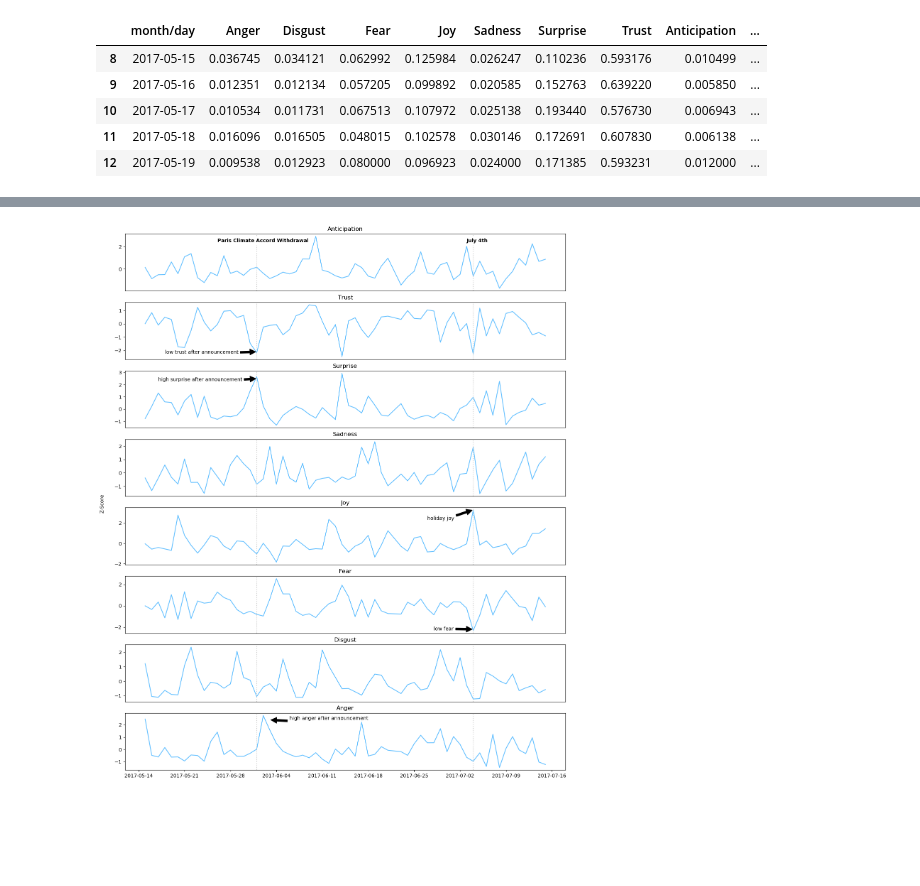
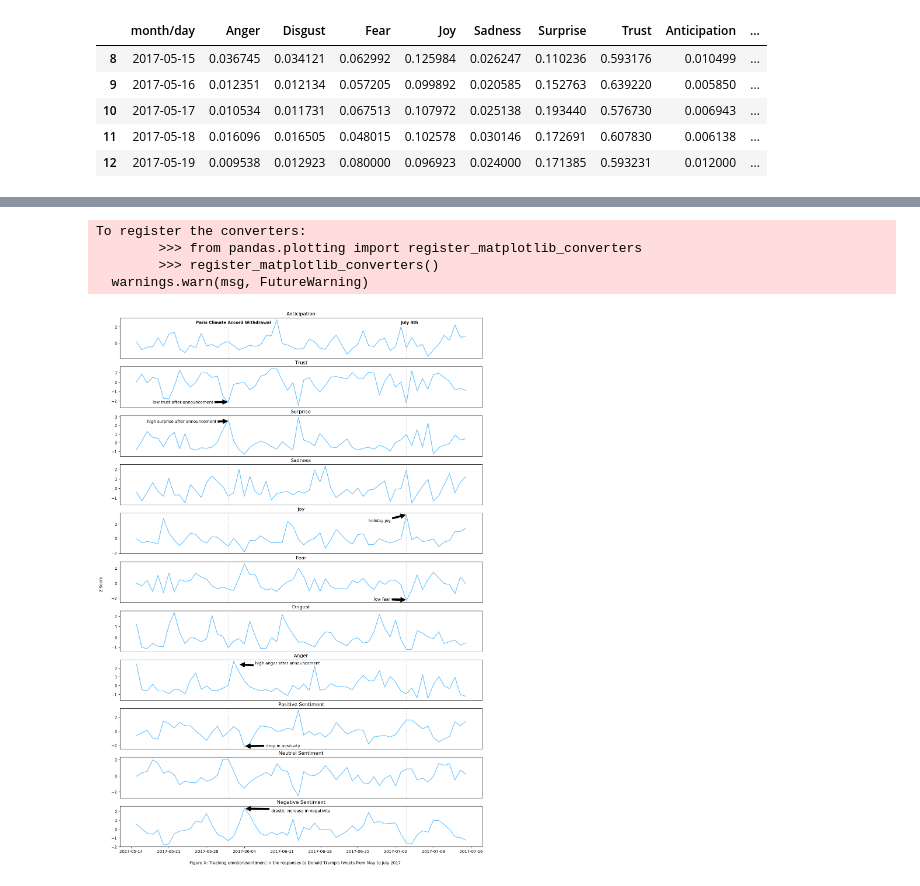
Before and after one commit to suvir-c/psyc-626, a Jupyter notebook: time-series-analysis/Intervention Analyses.ipynb, the cells around one changed output, grey strips where cells are left out. Saved outputs shown, nothing was run; the diff lists cells and outputs as text; code cells hidden in the pictures; blank space fills up the shorter version.

```diff
--- a/time-series-analysis/Intervention Analyses.ipynb
+++ b/time-series-analysis/Intervention Analyses.ipynb
@@ -4,6 +4,7 @@ import matplotlib as mpl
 import matplotlib.pyplot as plt
 
 df = pd.read_csv('./data/11-26/daily_plutchik_threshold_5.csv', parse_dates=['month/day'])
+sentiment_df = pd.read_csv('./data/12-6/daily_senti_corrected.csv', parse_dates=['month/day'])
 df.head()
 # %% [output]
 |  | month/day | Anger | Disgust | Fear | Joy | Sadness | Surprise | Trust | Anticipation |
@@ -29,6 +30,11 @@ df["Joy Z-Score"] = zscore(df, "Joy")
 df["Fear Z-Score"] = zscore(df, "Fear")
 df["Disgust Z-Score"] = zscore(df, "Disgust")
 df["Anger Z-Score"] = zscore(df, "Anger")
+# %%
+sentiment_df = sentiment_df.rename(columns={'pos_sentiment':'Positive Sentiment', 'neg_sentiment': 'Negative Sentiment', 'neu_sentiment': 'Neutral Sentiment'})
+for (columnName, columnData) in sentiment_df.iteritems():
+    if columnName != "month/day":
+        sentiment_df[columnName+" Z-Score"] = zscore(sentiment_df, columnName)
 # %%
 from datetime import datetime, timedelta
 
@@ -46,3 +52,8 @@ paris_accord_df.head()
 | 10 | 2017-05-17 | 0.010534 | 0.011731 | 0.067513 | 0.107972 | 0.025138 | 0.193440 | 0.576730 | 0.006943 | ... |
 | 11 | 2017-05-18 | 0.016096 | 0.016505 | 0.048015 | 0.102578 | 0.030146 | 0.172691 | 0.607830 | 0.006138 | ... |
 | 12 | 2017-05-19 | 0.009538 | 0.012923 | 0.080000 | 0.096923 | 0.024000 | 0.171385 | 0.593231 | 0.012000 | ... |
+# %%
+sentiment_df = sentiment_df[(sentiment_df["month/day"] >= start_date) & (sentiment_df["month/day"] <= end_date)]
+sentiment_df = sentiment_df.reset_index(drop=True)
+print(len(sentiment_df))
+sentiment_df.head()
@@ -49,31 +68,39 @@ paris_accord_df.head()
 # %%
-def add_sub_plot(num, title, ticksOff, annotation=None, X=None, Y=None, textX=None, textY=None):
-    ax = plt.subplot(num, title=title)
-    plt.plot('month/day', title + ' Z-Score', data=paris_accord_df, color='#60bfff')
+def add_sub_plot(data, numRows, numCols, index, title, ticksOff, annotation=None, X=None, Y=None, textX=None, textY=None):
+    ax = plt.subplot(numRows, numCols, index, title=title)
+    plt.plot('month/day', title + ' Z-Score', data=data, color='#60bfff')
     plt.axvline(x=paris_accord_date, color='#c9c9c9', ls='dotted')
     plt.axvline(x=july_4_date, color='#c9c9c9', ls='dotted')
     if title == 'Anticipation':
         ax.text(paris_accord_date-timedelta(6), 2.4, 'Paris Climate Accord Withdrawal', fontsize=10,
                 fontweight='semibold', backgroundColor='w')
         ax.text(july_4_date-timedelta(1), 2.4, 'July 4th', fontsize=10, backgroundColor='w', fontweight='semibold')
     if ticksOff:
         plt.setp(ax.get_xticklabels(), visible=False)
         ax.tick_params(bottom="off")
     if annotation:
         ax.annotate(annotation, xy = (X, Y), xytext = (textX, textY), arrowprops=dict(facecolor='black', shrink=0.05))
 
-fig = plt.figure(num=None, figsize=(16,20), dpi=100, facecolor='w', edgecolor='k')
-add_sub_plot(811, 'Anticipation', True)
-add_sub_plot(812, 'Trust', True, 'low trust after announcement', paris_accord_date, -2.1, paris_accord_date-timedelta(14), -2.25)
-add_sub_plot(813, 'Surprise', True, 'high surprise after announcement', paris_accord_date, 2.5, paris_accord_date-timedelta(15), 2.3)
-add_sub_plot(814, 'Sadness', True)
-add_sub_plot(815, 'Joy', True, 'holiday joy', july_4_date, 3.3, july_4_date-timedelta(7), 2.3)
-add_sub_plot(816, 'Fear', True, 'low fear', july_4_date, -2.2, july_4_date-timedelta(6), -2.3)
-add_sub_plot(817, 'Disgust', True)
-add_sub_plot(818, 'Anger', False, 'high anger after announcement', paris_accord_date+timedelta(2), 2.4, paris_accord_date+timedelta(5), 2.4)
+fig = plt.figure(num=None, figsize=(16,24), dpi=100, facecolor='w', edgecolor='k')
+add_sub_plot(paris_accord_df, 11, 1, 1, 'Anticipation', True)
+add_sub_plot(paris_accord_df, 11, 1, 2, 'Trust', True, 'low trust after announcement', paris_accord_date, -2.1, paris_accord_date-timedelta(14), -2.25)
+add_sub_plot(paris_accord_df, 11, 1, 3, 'Surprise', True, 'high surprise after announcement', paris_accord_date, 2.5, paris_accord_date-timedelta(15), 2.3)
+add_sub_plot(paris_accord_df, 11, 1, 4, 'Sadness', True)
+add_sub_plot(paris_accord_df, 11, 1, 5, 'Joy', True, 'holiday joy', july_4_date, 3.3, july_4_date-timedelta(7), 2.3)
+add_sub_plot(paris_accord_df, 11, 1, 6, 'Fear', True, 'low fear', july_4_date, -2.2, july_4_date-timedelta(6), -2.3)
+add_sub_plot(paris_accord_df, 11, 1, 7, 'Disgust', True)
+add_sub_plot(paris_accord_df, 11, 1, 8, 'Anger', True, 'high anger after announcement', paris_accord_date+timedelta(2), 2.4, paris_accord_date+timedelta(5), 2.4)
+add_sub_plot(sentiment_df, 11, 1, 9, 'Positive Sentiment', True, 'drop in positivity', paris_accord_date+timedelta(3), -2.1, paris_accord_date+timedelta(7), -2.2)
+add_sub_plot(sentiment_df, 11, 1, 10, 'Neutral Sentiment', True)
+add_sub_plot(sentiment_df, 11, 1, 11, 'Negative Sentiment', False, 'drastic increase in negativity', paris_accord_date+timedelta(3), 2.3, paris_accord_date+timedelta(8), 1.9)
 fig.text(0.08, 0.5, 'Z-Score', va='center', rotation='vertical')
+fig.text(.5, .1, 'Figure X: Tracking emotion/sentiment in the responses to Donald Trump\'s tweets from May to July 2017', ha='center')
 
 plt.savefig('intervention_analyses.png')
 plt.show()
 # %% [output]
+To register the converters:
+        >>> from pandas.plotting import register_matplotlib_converters
+        >>> register_matplotlib_converters()
+  warnings.warn(msg, FutureWarning)
-[figure, old version]
+[figure, new version]
```
Also changed, not shown: parts of 1 cell of this notebook, 11 other files.
